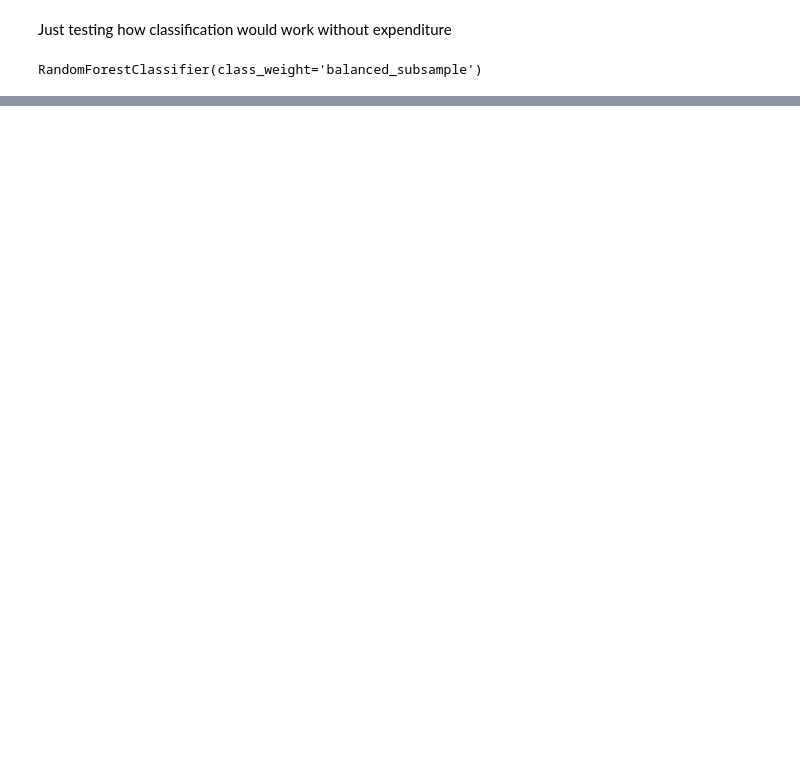
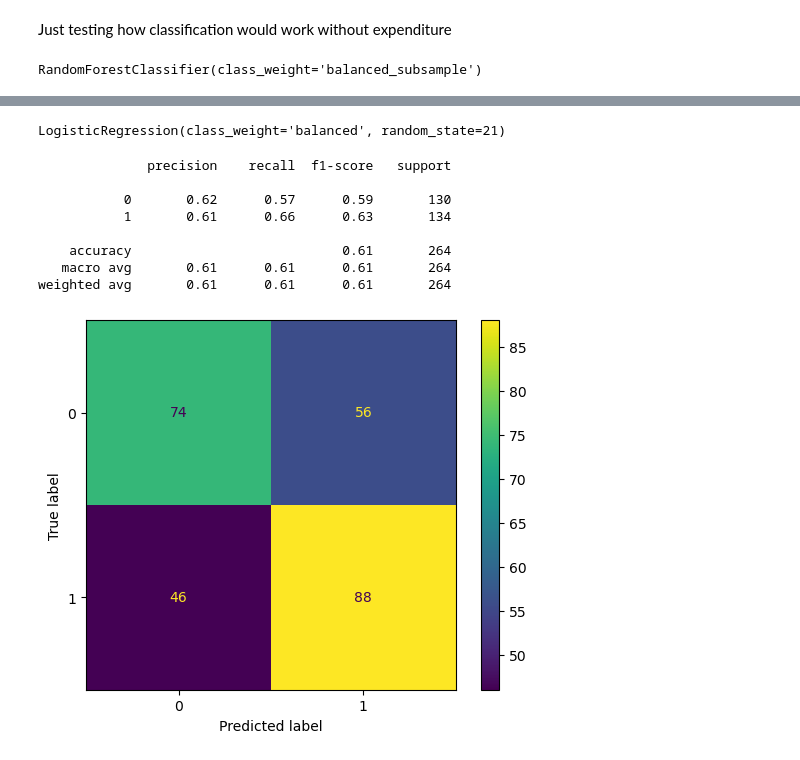
Before and after one commit to viniciussuares/CreditAnalysis, a Jupyter notebook: CreditAnalysis/notebook/CreditAnalysisClassification.ipynb, the cells around one changed output, grey strips where cells are left out. Saved outputs shown, nothing was run; the diff lists cells and outputs as text; code cells hidden in the pictures; blank space fills up the shorter version.

```diff
--- a/CreditAnalysis/notebook/CreditAnalysisClassification.ipynb
+++ b/CreditAnalysis/notebook/CreditAnalysisClassification.ipynb
@@ -815,0 +868,6 @@ ConfusionMatrixDisplay(cm_1_vs_all).plot()
+# %%
+#Transforming
+X_train[continuous] = continuous_pipeline.transform(X_train[continuous])
+X_train[non_binary] = non_binary_pipeline.transform(X_train[non_binary])
+X_test[continuous] = continuous_pipeline.transform(X_test[continuous])
+X_test[non_binary] = non_binary_pipeline.transform(X_test[non_binary])
@@ -815,0 +922,19 @@ ConfusionMatrixDisplay(cm_1_vs_all).plot()
+# %%
+rf_params = {
+    'n_estimators': [50, 100, 150], # testing default, less or more regularization
+    'class_weight': ['balanced', 'balanced_subsample', None], # testing default and another weight
+    'min_samples_split': [2, 5, 10],
+    'oob_score': [True, False]
+}
+
+opt_rf = GridSearchCV(
+    RandomForestClassifier(random_state=21),
+    rf_params,
+    scoring='recall', # I want it to capture all 1s
+    cv=5,
+    verbose=1)
+
+opt_rf.fit(X_train, y_train)
+print(f"Best estimator: {opt_rf.best_estimator_}")
+print(f"Best params: {opt_rf.best_params_}")
+print(f"Best score: {opt_rf.best_score_}")
@@ -815,0 +949,2 @@ ConfusionMatrixDisplay(cm_1_vs_all).plot()
+# %%
+classifier = LogisticRegression(random_state=21, class_weight="balanced")
@@ -815,0 +967,20 @@ ConfusionMatrixDisplay(cm_1_vs_all).plot()
+# %%
+classifier.fit(X_train, y_train)
+# %% [output]
+LogisticRegression(class_weight='balanced', random_state=21)
+# %%
+# 1st analysis
+y_pred = classifier.predict(X_test)
+print(classification_report(y_test, y_pred))
+ConfusionMatrixDisplay(confusion_matrix(y_test, y_pred)).plot()
+plt.show()
+# %% [output]
+              precision    recall  f1-score   support
+
+           0       0.62      0.57      0.59       130
+           1       0.61      0.66      0.63       134
+
+    accuracy                           0.61       264
+   macro avg       0.61      0.61      0.61       264
+weighted avg       0.61      0.61      0.61       264
+[figure, added]
```
Also changed, not shown: parts of 36 cells of this notebook, 4 other files.
